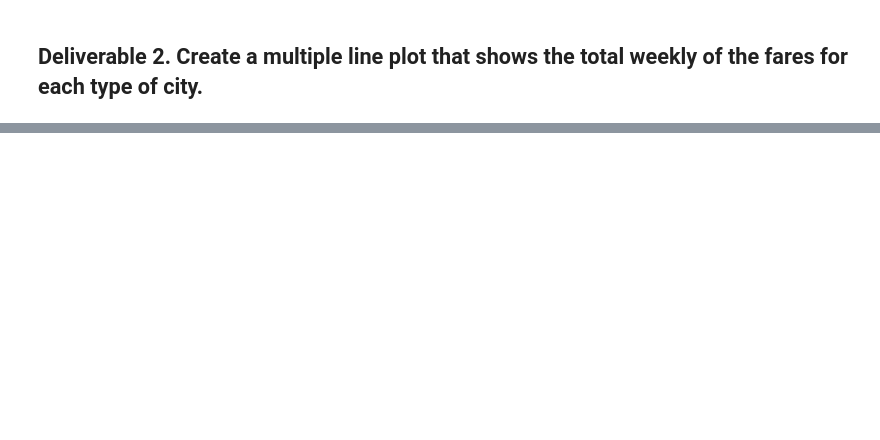
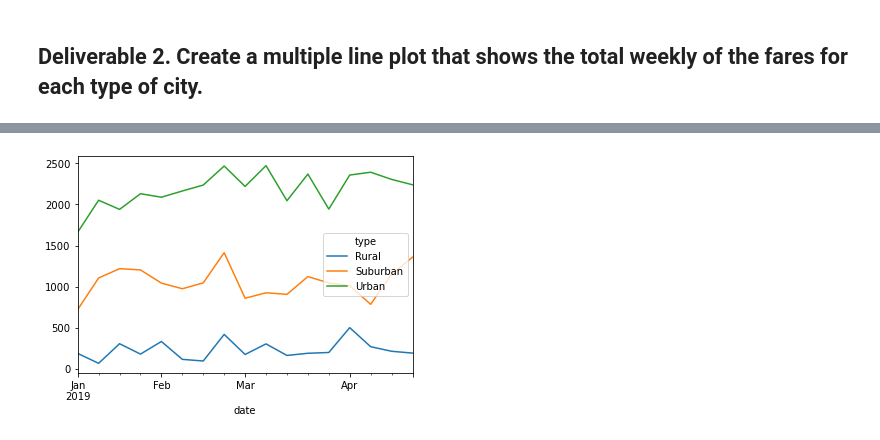
Before and after one commit to drewabramo12/working_with_Matplotlib, a Jupyter notebook: PyBer_Challenge_starter_code.ipynb, the cells around one changed output, grey strips where cells are left out. Cells and saved outputs as stored; diff of their text form; code cells hidden in the pictures; blank space fills up the shorter version.

Commit message:
PyBer graph

```diff
--- a/PyBer_Challenge_starter_code.ipynb
+++ b/PyBer_Challenge_starter_code.ipynb
@@ -77,3 +166,5 @@ pyber_summary_df.index.name = None
 # %%
 # 3. Create a pivot table with the 'date' as the index, the columns ='type', and values='fare'
 # to get the total fares for each type of city by the date.
+fares_by_dt = fares_by_dt.pivot(index = "date", columns = "type", values="fare")
+fares_by_dt
@@ -80,2 +186,4 @@ pyber_summary_df.index.name = None
 # %%
 # 4. Create a new DataFrame from the pivot table DataFrame using loc on the given dates, '2019-01-01':'2019-04-29'.
+Jan_Apr_fares = fares_by_dt.loc['2019-01-01':'2019-04-29']
+Jan_Apr_fares
@@ -82,3 +205,4 @@ pyber_summary_df.index.name = None
 # %%
 # 5. Set the "date" index to datetime datatype. This is necessary to use the resample() method in Step 8.
-# df.index = pd.to_datetime(df.index)
+Jan_Apr_fares.index = pd.to_datetime(Jan_Apr_fares.index)
+Jan_Apr_fares
@@ -87,2 +238,4 @@ pyber_summary_df.index.name = None
 # %%
 # 7. Create a new DataFrame using the "resample()" function by week 'W' and get the sum of the fares for each week.
+Jan_Apr_fares = Jan_Apr_fares.resample('W').sum()
+Jan_Apr_fares
@@ -89,7 +262,9 @@ pyber_summary_df.index.name = None
 # %%
 # 8. Using the object-oriented interface method, plot the resample DataFrame using the df.plot() function.
-
+Jan_Apr_fares.plot()
 # Import the style from Matplotlib.
 from matplotlib import style
 # Use the graph style fivethirtyeight.
 style.use('fivethirtyeight')
+# %% [output]
+[figure, added]
```
Also changed, not shown: parts of 17 cells of this notebook, 1 other file.
